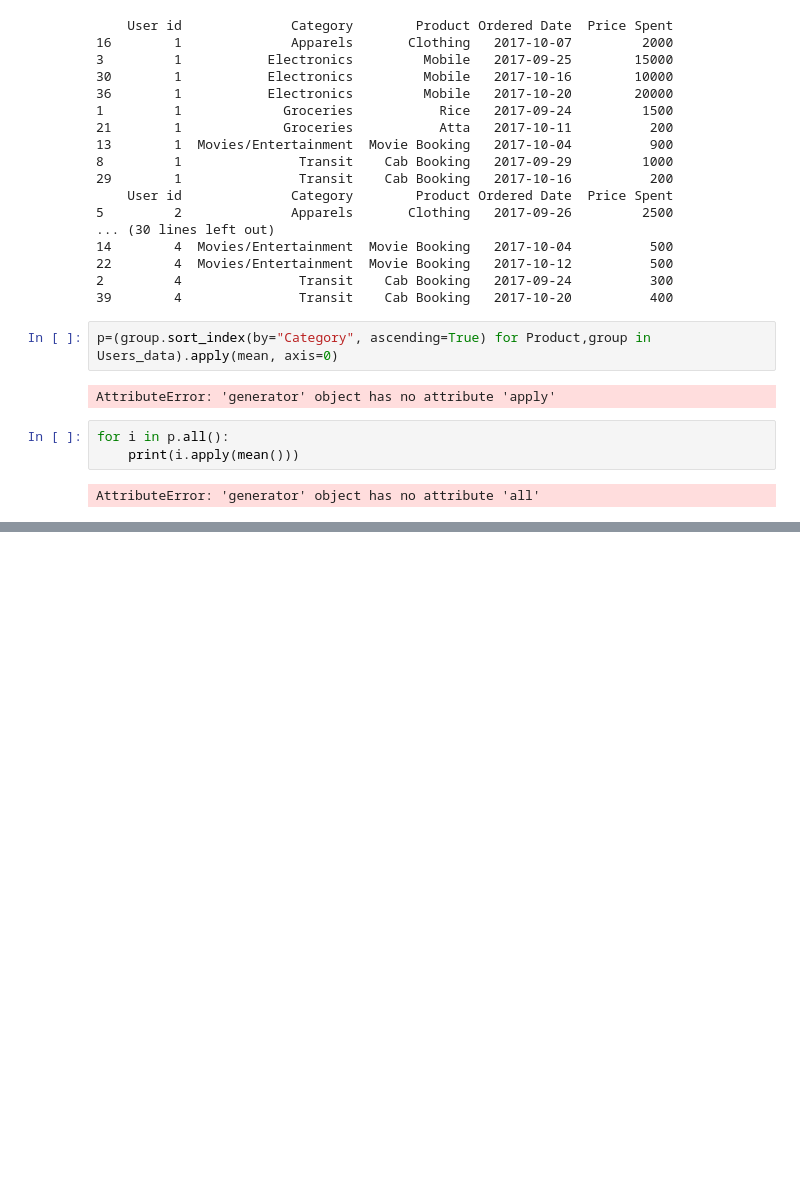
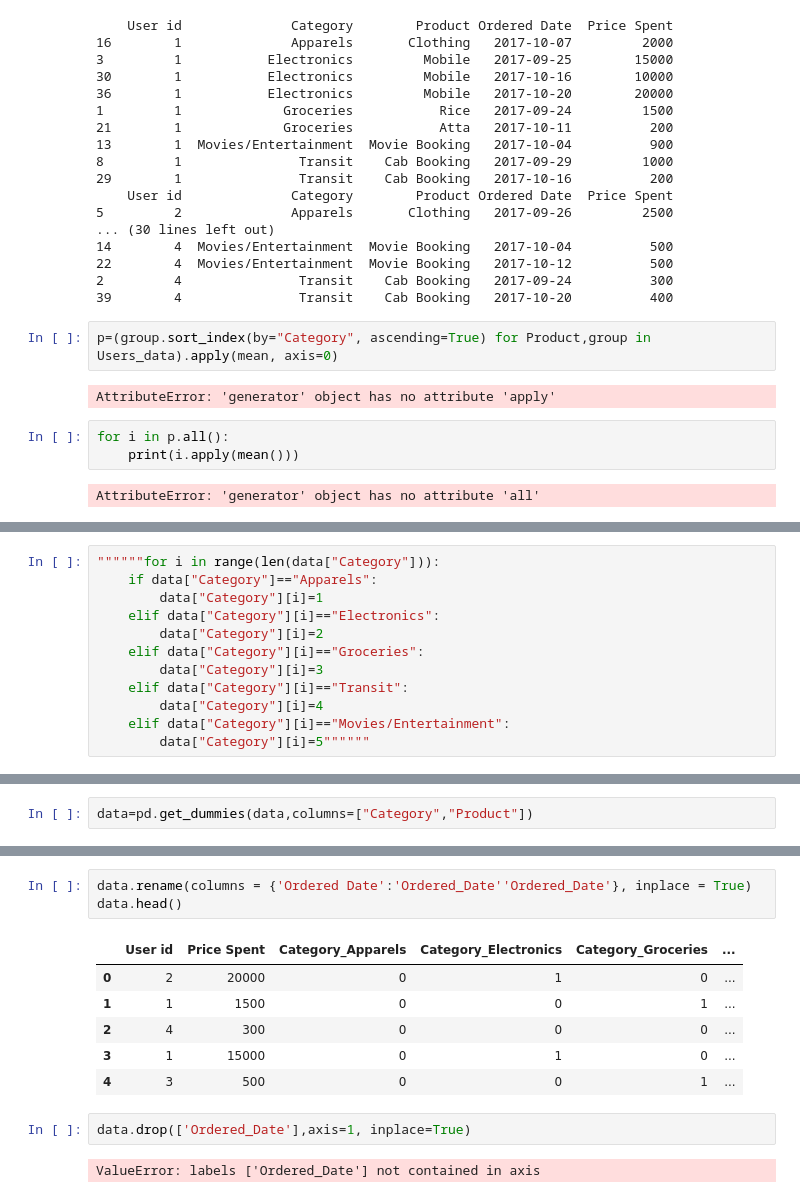
Before and after one commit to sindhushap/My_First_project1, a Jupyter notebook: Untitled.ipynb, the cells around one changed output, grey strips where cells are left out. Drawn from its saved outputs; the diff is of its cells as text; blank space fills up the shorter version.

```diff
--- a/Untitled.ipynb
+++ b/Untitled.ipynb
@@ -217,0 +252,12 @@ AttributeError: 'generator' object has no attribute 'all'
+# %%
+""""""for i in range(len(data["Category"])):
+    if data["Category"]=="Apparels":
+        data["Category"][i]=1
+    elif data["Category"][i]=="Electronics":
+        data["Category"][i]=2
+    elif data["Category"][i]=="Groceries":
+        data["Category"][i]=3
+    elif data["Category"][i]=="Transit":
+        data["Category"][i]=4
+    elif data["Category"][i]=="Movies/Entertainment":
+        data["Category"][i]=5""""""
@@ -217,0 +266,2 @@ AttributeError: 'generator' object has no attribute 'all'
+# %%
+data=pd.get_dummies(data,columns=["Category","Product"])
@@ -217,0 +287,14 @@ AttributeError: 'generator' object has no attribute 'all'
+# %%
+data.rename(columns = {'Ordered Date':'Ordered_Date''Ordered_Date'}, inplace = True)
+data.head()
+# %% [output]
+|  | User id | Price Spent | Category_Apparels | Category_Electronics | Category_Groceries | ... |
+| 0 | 2 | 20000 | 0 | 1 | 0 | ... |
+| 1 | 1 | 1500 | 0 | 0 | 1 | ... |
+| 2 | 4 | 300 | 0 | 0 | 0 | ... |
+| 3 | 1 | 15000 | 0 | 1 | 0 | ... |
+| 4 | 3 | 500 | 0 | 0 | 1 | ... |
+# %%
+data.drop(['Ordered_Date'],axis=1, inplace=True)
+# %% [output]
+ValueError: labels ['Ordered_Date'] not contained in axis
```
Also changed, not shown: parts of 17 cells of this notebook.
